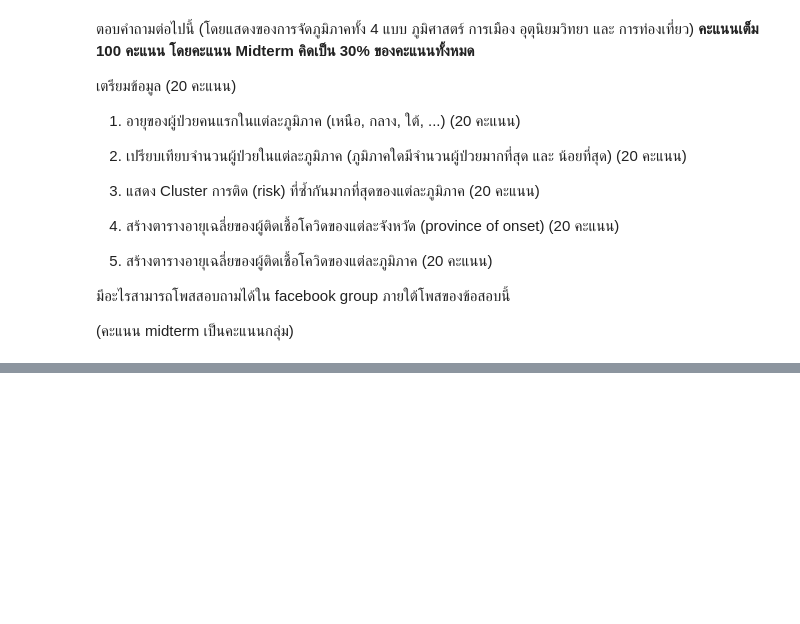
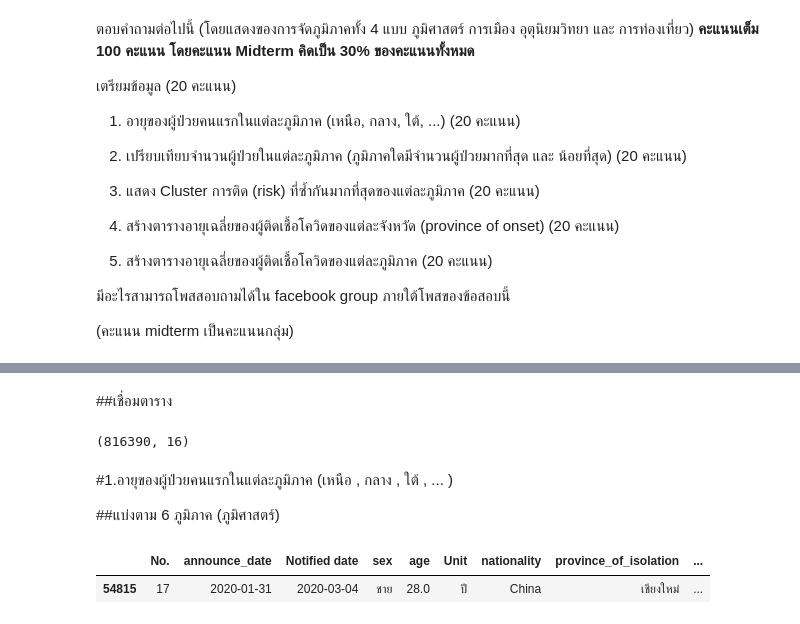
Before and after one commit to Kanyarat-S/data_viz_2020, a Jupyter notebook: BasicPython&DataViz_midterm2022.ipynb, the cells around one changed output, grey strips where cells are left out. Cells and saved outputs as stored; diff of their text form; code cells hidden in the pictures; blank space fills up the shorter version.

```diff
--- a/BasicPython&DataViz_midterm2022.ipynb
+++ b/BasicPython&DataViz_midterm2022.ipynb
@@ -25,0 +73,3 @@ Midterm คิดเป็น 30% ของคะแนนทั้งหมด*
+# %%
+d_fillna =data.fillna(method="bfill")  ### แก้ค่า missing ของตาราง data  โดยการเติมข้อมูลด้วยวิธี ffill คือเติมข้อมูลตามแถวด้านบนของ missing
+d_fillna.shape  ## ดูขนาดของตาราง data ที่ใช้ fillna
@@ -25,0 +117,17 @@ Midterm คิดเป็น 30% ของคะแนนทั้งหมด*
+# %% [markdown]
+##เชื่อมตาราง
+# %%
+df = d_fillna.merge(data_covid_df,how='right',left_on = 'province_of_onset',right_on = 'จังหวัด')  ## กำหนดตัวแปร df เพื่อเชื่อมตาราง d_fillna และ data_covid เข้าด้วยกัน
+df.shape ## ดูขนาดของตาราง df
+# %% [output]
+(816390, 16)
+# %% [markdown]
+#1.อายุของผู้ป่วยคนแรกในแต่ละภูมิภาค (เหนือ , กลาง , ใต้ , ... )
+
+##แบ่งตาม 6 ภูมิภาค (ภูมิศาสตร์)
+# %%
+df_A= df[df['6 ภูมิภาค (ภูมิศาสตร์)']=='เหนือ'].head(1) #เลือกตารางที่มีคอลัมน์  6 ภูมิภาค (ภูมิศาสตร์) ที่เป็น  เหนือ และใช้ .head(1) เลือกแสดงแค่แถวที่ 1
+df_A # แสดงตาราง
+# %% [output]
+|  | No. | announce_date | Notified date | sex | age | Unit | nationality | province_of_isolation | ... |
+| 54815 | 17 | 2020-01-31 | 2020-03-04 | ชาย | 28.0 | ปี | China | เชียงใหม่ | ... |
```
Also changed, not shown: parts of 16 cells of this notebook.
